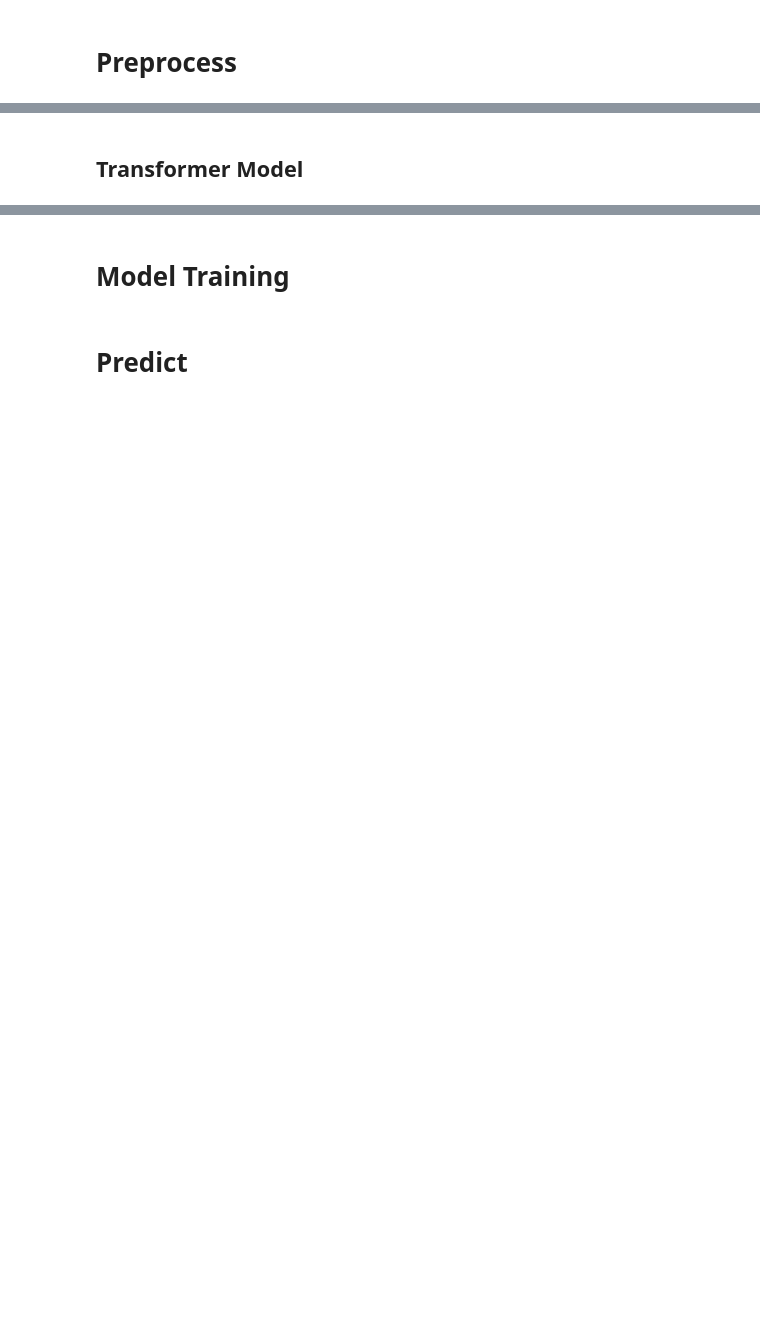
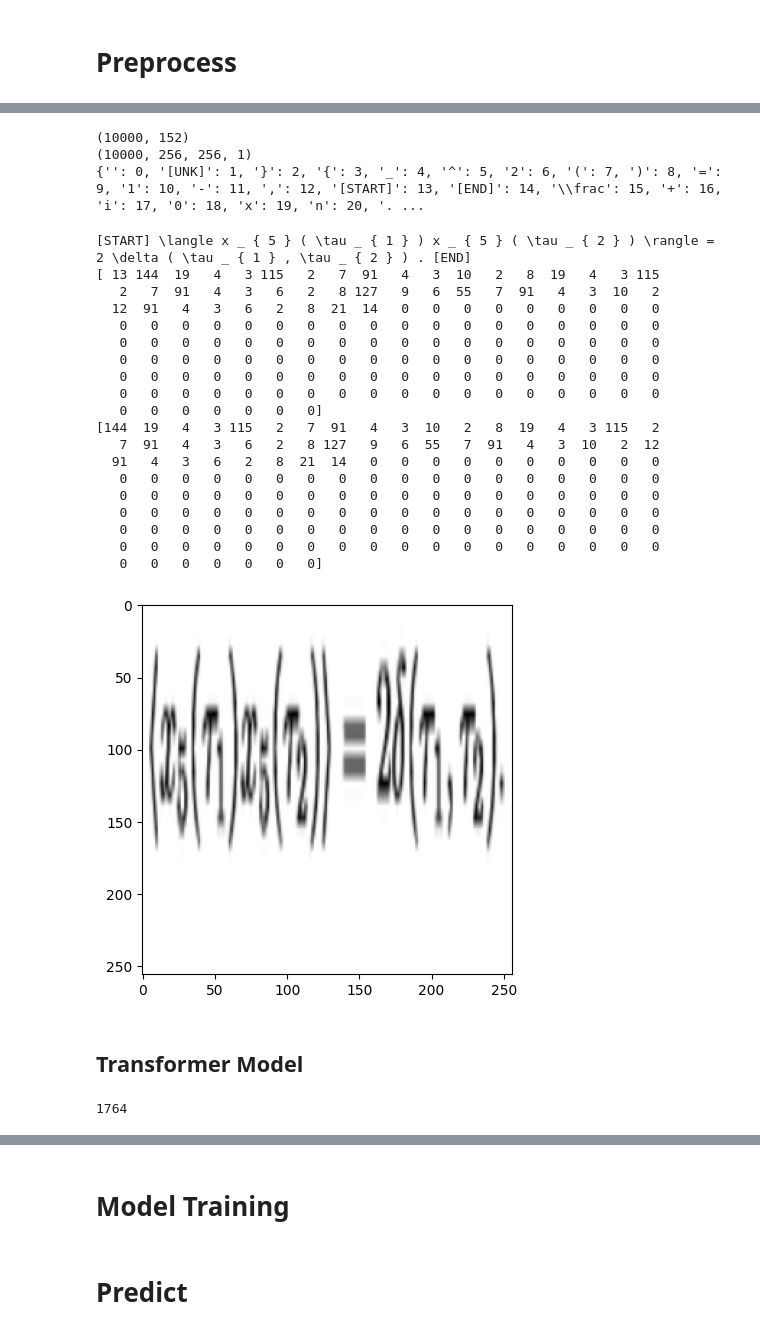
Before and after one commit to osjayaprakash/deeplearning, a Jupyter notebook: transformer_model.ipynb, the cells around one changed output, grey strips where cells are left out. Saved outputs shown, nothing was run; the diff lists cells and outputs as text; code cells hidden in the pictures; blank space fills up the shorter version.

```diff
--- a/transformer_model.ipynb
+++ b/transformer_model.ipynb
@@ -40,7 +64,7 @@ print(tf.config.list_physical_devices())
 # %%
 def preprocess_image(image):
     """Preprocess the input image: Resize and normalize."""
-    image = tf.image.resize(image, (50, 200))  # Resize to (50, 200)
+    image = tf.image.resize(image, (image_size, image_size))  # Resize to (50, 200)
     image = image / 255.0  # Normalize to [0, 1]
     return image
 
@@ -59,14 +83,14 @@ def prepare_sequences(latex_texts, max_seq_length):
 # %%time
 # %%prun
 
-df = pd.read_csv(f"{root_dir}/im2latex_train.csv", nrows=5000)
+df = pd.read_csv(f"{root_dir}/im2latex_train.csv", nrows=n)
 
 train_image_paths = []
 train_latex_texts = []
 
 for index, row in df.iterrows():
     train_image_paths += [f"{root_dir}//formula_images_processed/formula_images_processed/{row.image}"]
-    train_latex_texts += ["<START> " + row.formula + " <END>"]
+    train_latex_texts += ["[START] " + row.formula + " [END]"]
 
 train_images = load_and_preprocess_images(train_image_paths)
 # Enable Numpy behaviour of TF
@@ -81,6 +113,6 @@ train_images = load_and_preprocess_images(train_image_paths)
 # %%
 vocabulary_size = 5000
 tokenizer = tf.keras.layers.TextVectorization(
-    max_tokens=vocabulary_size)
+    max_tokens=vocabulary_size, standardize = None)
 # %%
 tokenizer.adapt(train_latex_texts)
@@ -95,34 +119,70 @@ index_to_word = tf.keras.layers.StringLookup(
 # %%
 latex_labels = tokenizer(train_latex_texts)
-train_sequences = np.asarray(latex_labels).astype(np.float32)
+train_sequences = np.asarray(latex_labels)
+input_labels = train_sequences[..., :-1]
+output_labels = train_sequences[..., 1:]
 # %%
 print(latex_labels.shape)
 print(train_images.shape)
+vocab_dict = {name: id for id, name in enumerate(tokenizer.get_vocabulary())}
+print(vocab_dict)
+# %% [output]
+(10000, 152)
+(10000, 256, 256, 1)
+{'': 0, '[UNK]': 1, '}': 2, '{': 3, '_': 4, '^': 5, '2': 6, '(': 7, ')': 8, '=': 9, '1': 10, '-': 11, ',': 12, '[START]': 13, '[END]': 14, '\\frac': 15, '+': 16, 'i': 17, '0': 18, 'x': 19, 'n': 20, '. ...
+# %%
+idx = np.random.choice(range(train_images.shape[0]))
+image = train_images[idx]
+plt.imshow(image.numpy(), cmap="gray")
+print(train_latex_texts[idx])
+print(input_labels[idx])
+print(output_labels[idx])
+# %% [output]
+[START] \langle x _ { 5 } ( \tau _ { 1 } ) x _ { 5 } ( \tau _ { 2 } ) \rangle = 2 \delta ( \tau _ { 1 } , \tau _ { 2 } ) . [END]
+[ 13 144  19   4   3 115   2   7  91   4   3  10   2   8  19   4   3 115
+   2   7  91   4   3   6   2   8 127   9   6  55   7  91   4   3  10   2
+  12  91   4   3   6   2   8  21  14   0   0   0   0   0   0   0   0   0
+   0   0   0   0   0   0   0   0   0   0   0   0   0   0   0   0   0   0
+   0   0   0   0   0   0   0   0   0   0   0   0   0   0   0   0   0   0
+   0   0   0   0   0   0   0   0   0   0   0   0   0   0   0   0   0   0
+   0   0   0   0   0   0   0   0   0   0   0   0   0   0   0   0   0   0
+   0   0   0   0   0   0   0   0   0   0   0   0   0   0   0   0   0   0
+   0   0   0   0   0   0   0]
+[144  19   4   3 115   2   7  91   4   3  10   2   8  19   4   3 115   2
+   7  91   4   3   6   2   8 127   9   6  55   7  91   4   3  10   2  12
+  91   4   3   6   2   8  21  14   0   0   0   0   0   0   0   0   0   0
+   0   0   0   0   0   0   0   0   0   0   0   0   0   0   0   0   0   0
+   0   0   0   0   0   0   0   0   0   0   0   0   0   0   0   0   0   0
+   0   0   0   0   0   0   0   0   0   0   0   0   0   0   0   0   0   0
+   0   0   0   0   0   0   0   0   0   0   0   0   0   0   0   0   0   0
+   0   0   0   0   0   0   0   0   0   0   0   0   0   0   0   0   0   0
+   0   0   0   0   0   0   0]
+[figure, added]
 # %% [markdown]
 ## Transformer Model
 # %%
+
+
 learning_rate = 0.001
 weight_decay = 0.0001
 batch_size = 256
 num_epochs = 10  # For real training, use num_epochs=100. 10 is a test value
-patch_size = 4  # Size of the patches to be extract from the input images
-num_patches = 600
-projection_dim = 64
+patch_size = 6  # Size of the patches to be extract from the input images
+num_patches = (image_size // patch_size) ** 2
+projection_dim = EMBEDDING_DIM
 num_heads = 4
 transformer_units = [
     projection_dim * 2,
     projection_dim,
 ]  # Size of the transformer layers
 transformer_layers = 8
-mlp_head_units = [
-    2048,
-    1024,
-]  # Size
+mlp_head_units = [2048, 1024]
 
-IMG_SHAPE = (50, 200, 1)
-EMBEDDING_DIM = 256
 lstm_units = 256
 max_seq_len_1 = max(len(seq) for seq in latex_labels) - 1
+print(num_patches)
+# %% [output]
+1764
 # %%
 class Patches(tf.keras.layers.Layer):
     def __init__(self, patch_size):
```
Also changed, not shown: parts of 41 cells of this notebook, 2 other files.
